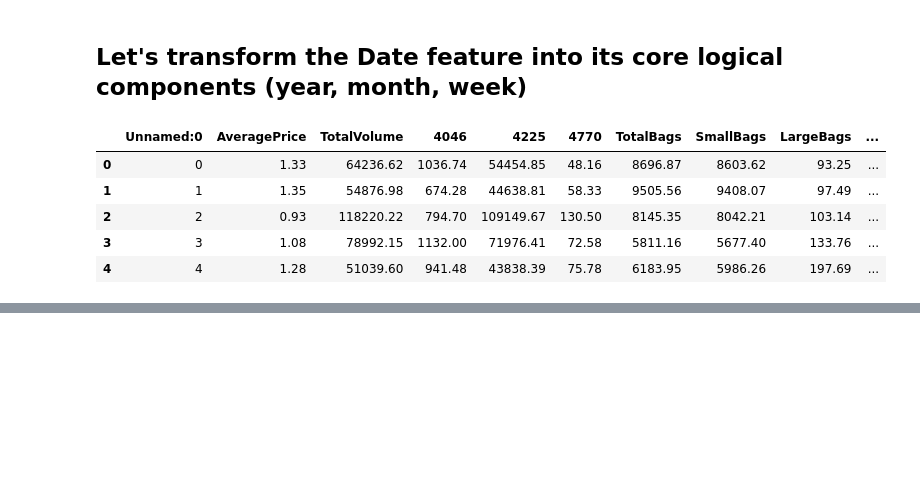
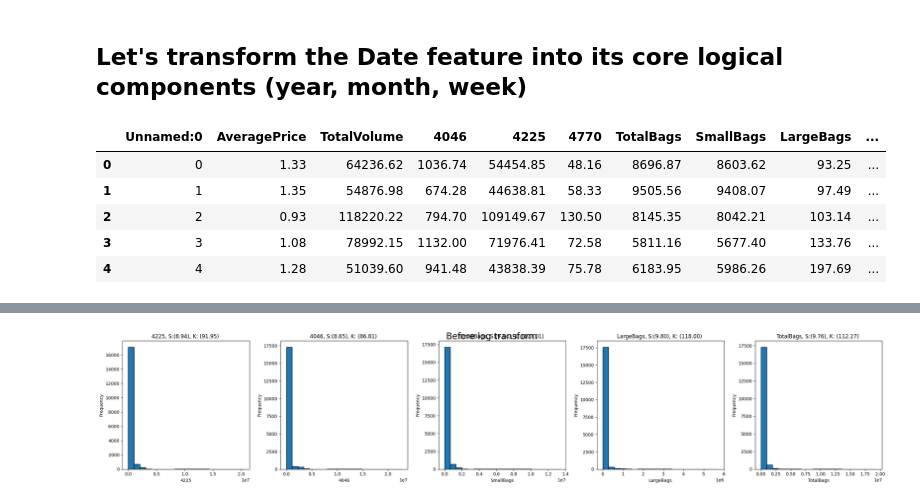
Before and after one commit to ItamarBerger/TabularDS, a Jupyter notebook: TDS_part2.ipynb, the cells around one changed output, grey strips where cells are left out. Saved outputs shown, nothing was run; the diff lists cells and outputs as text; code cells hidden in the pictures; blank space fills up the shorter version.

```diff
--- a/TDS_part2.ipynb
+++ b/TDS_part2.ipynb
@@ -105,0 +109,34 @@ dtf.head()
+# %%
+import matplotlib.pyplot as plt
+
+def plot_columns_hists(dtf, title):
+    # Determine the number of subplots needed (one for each column)
+    num_columns = len(hardcoded_columns)
+
+    # Create subplots
+    fig, axes = plt.subplots(nrows=1, ncols=num_columns, figsize=(5 * num_columns, 5))
+
+    # Ensure axes is iterable (in case there's only one column)
+    if num_columns == 1:
+        axes = [axes]
+
+    # Loop through the columns and plot each histogram
+    for i, column in enumerate(hardcoded_columns):
+        axes[i].hist(dtf[column], bins=20, edgecolor='black')
+        axes[i].set_title(f"{column}, S:({dtf[column].skew():.2f}), K: ({dtf[column].kurt():.2f}) ")
+        axes[i].set_xlabel(column)
+        axes[i].set_ylabel('Frequency')
+
+    # Adjust layout to prevent overlap
+    plt.tight_layout()
+    plt.suptitle(title, fontsize=20)
+    plt.show()
+import numpy as np
+import pandas as pd
+from scipy.stats import skew
+
+
+
+plot_columns_hists(dtf, "Before log transform")
+# %% [output]
+[figure, added]
```
Also changed, not shown: parts of 12 cells of this notebook.
